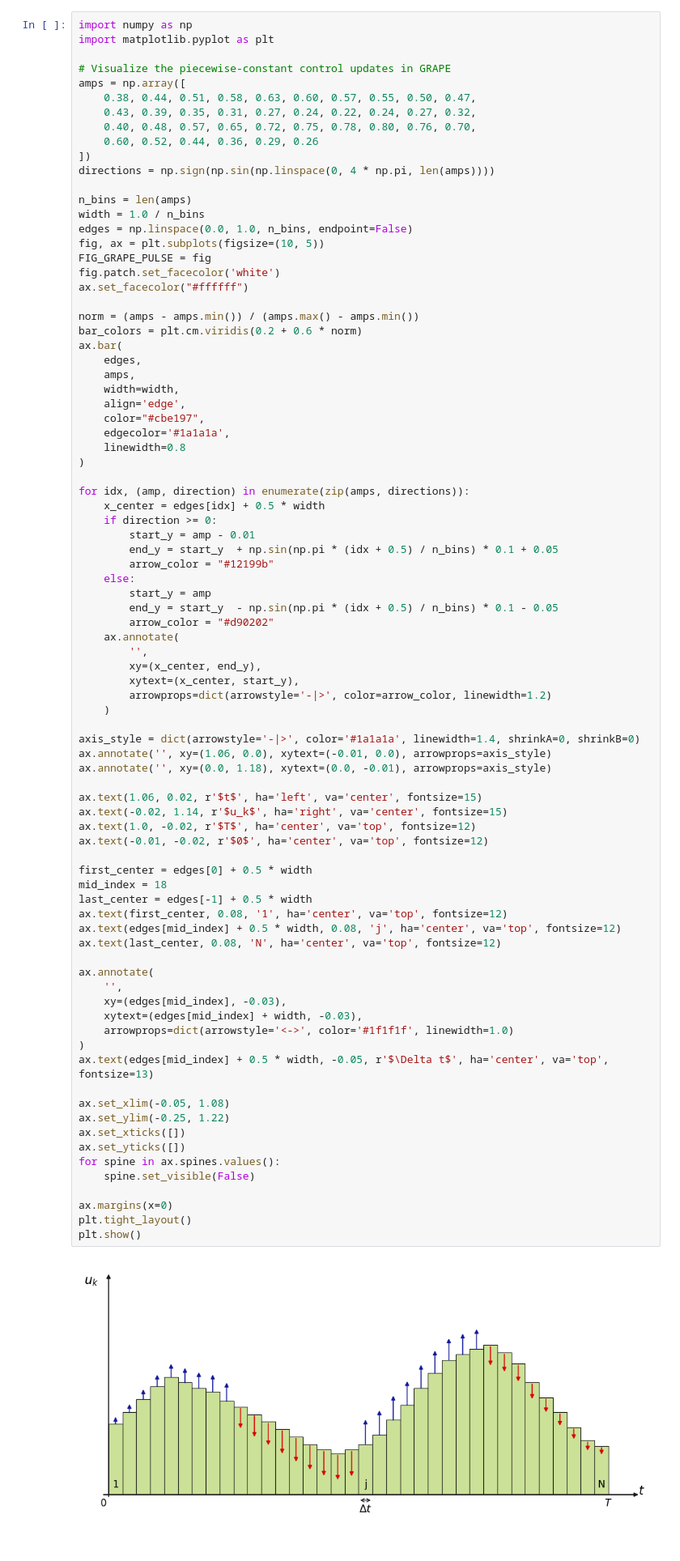
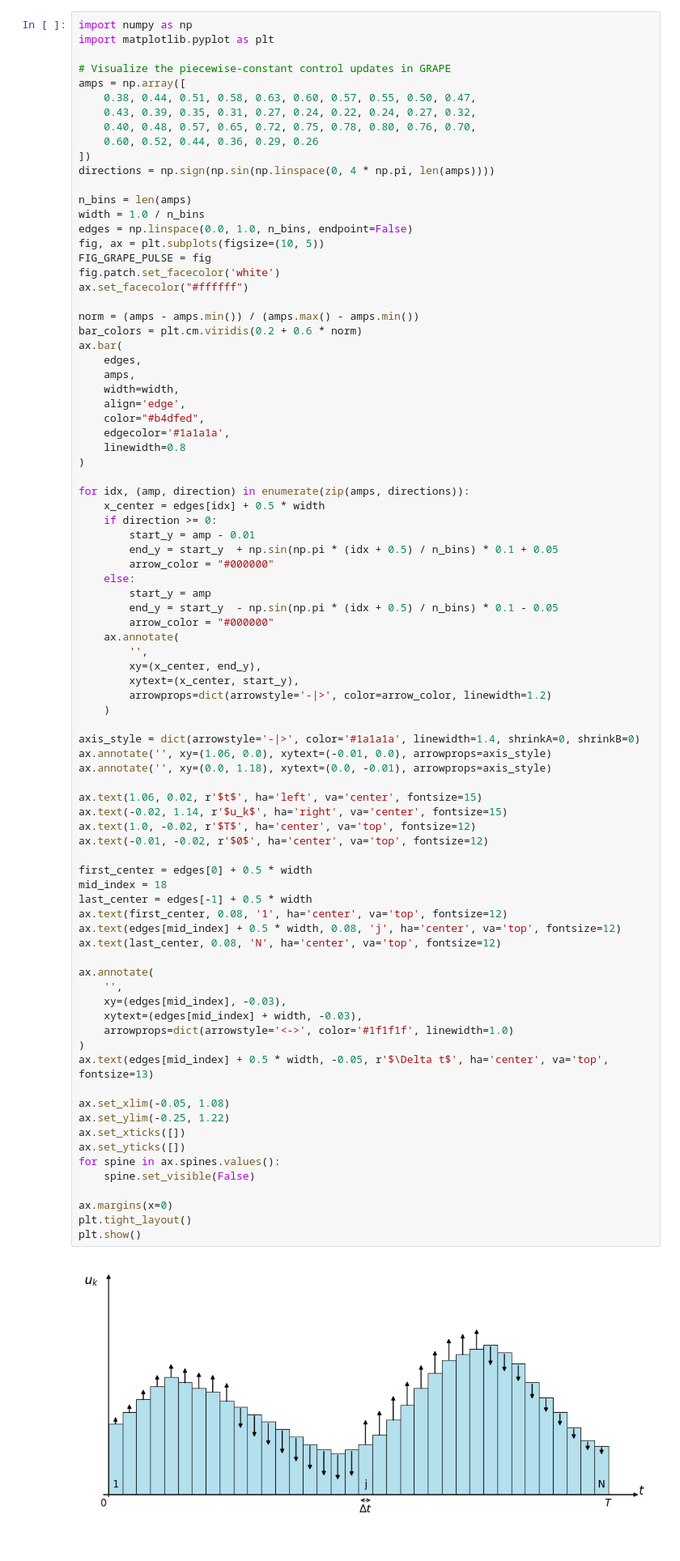
Before and after one commit to Zolti94/HB-GRAPE-qoc, a Jupyter notebook: notebooks/introduction_figs.ipynb, the cells around one changed output. Shown at 81% size. Cells and saved outputs as stored; diff of their text form.

```diff
--- a/notebooks/introduction_figs.ipynb
+++ b/notebooks/introduction_figs.ipynb
@@ -311,7 +311,7 @@ ax.bar(
     amps,
     width=width,
     align='edge',
-    color="#cbe197",
+    color="#b4dfed",
     edgecolor='#1a1a1a',
     linewidth=0.8
 )
@@ -321,11 +321,11 @@ for idx, (amp, direction) in enumerate(zip(amps, directions)):
     if direction >= 0:
         start_y = amp - 0.01
         end_y = start_y  + np.sin(np.pi * (idx + 0.5) / n_bins) * 0.1 + 0.05
-        arrow_color = "#12199b"
+        arrow_color = "#000000"
     else:
         start_y = amp
         end_y = start_y  - np.sin(np.pi * (idx + 0.5) / n_bins) * 0.1 - 0.05
-        arrow_color = "#d90202"
+        arrow_color = "#000000"
     ax.annotate(
         '',
         xy=(x_center, end_y),
@@ -341,34 +341,34 @@ ax.text(1.06, 0.02, r'$t$', ha='left', va='center', fontsize=15)
 ax.text(-0.02, 1.14, r'$u_k$', ha='right', va='center', fontsize=15)
 ax.text(1.0, -0.02, r'$T$', ha='center', va='top', fontsize=12)
 ax.text(-0.01, -0.02, r'$0$', ha='center', va='top', fontsize=12)
 
 first_center = edges[0] + 0.5 * width
 mid_index = 18
 last_center = edges[-1] + 0.5 * width
 ax.text(first_center, 0.08, '1', ha='center', va='top', fontsize=12)
 ax.text(edges[mid_index] + 0.5 * width, 0.08, 'j', ha='center', va='top', fontsize=12)
 ax.text(last_center, 0.08, 'N', ha='center', va='top', fontsize=12)
 
 ax.annotate(
     '',
     xy=(edges[mid_index], -0.03),
     xytext=(edges[mid_index] + width, -0.03),
     arrowprops=dict(arrowstyle='<->', color='#1f1f1f', linewidth=1.0)
 )
 ax.text(edges[mid_index] + 0.5 * width, -0.05, r'$\Delta t$', ha='center', va='top', fontsize=13)
 
 ax.set_xlim(-0.05, 1.08)
 ax.set_ylim(-0.25, 1.22)
 ax.set_xticks([])
 ax.set_yticks([])
 for spine in ax.spines.values():
     spine.set_visible(False)
 
 ax.margins(x=0)
 plt.tight_layout()
 plt.show()
 # %% [output]
-[figure, old version]
+[figure, new version]
 # %%
 # save GRAPE pulse refinement figure
 
```
Also changed, not shown: parts of 1 cell of this notebook.
